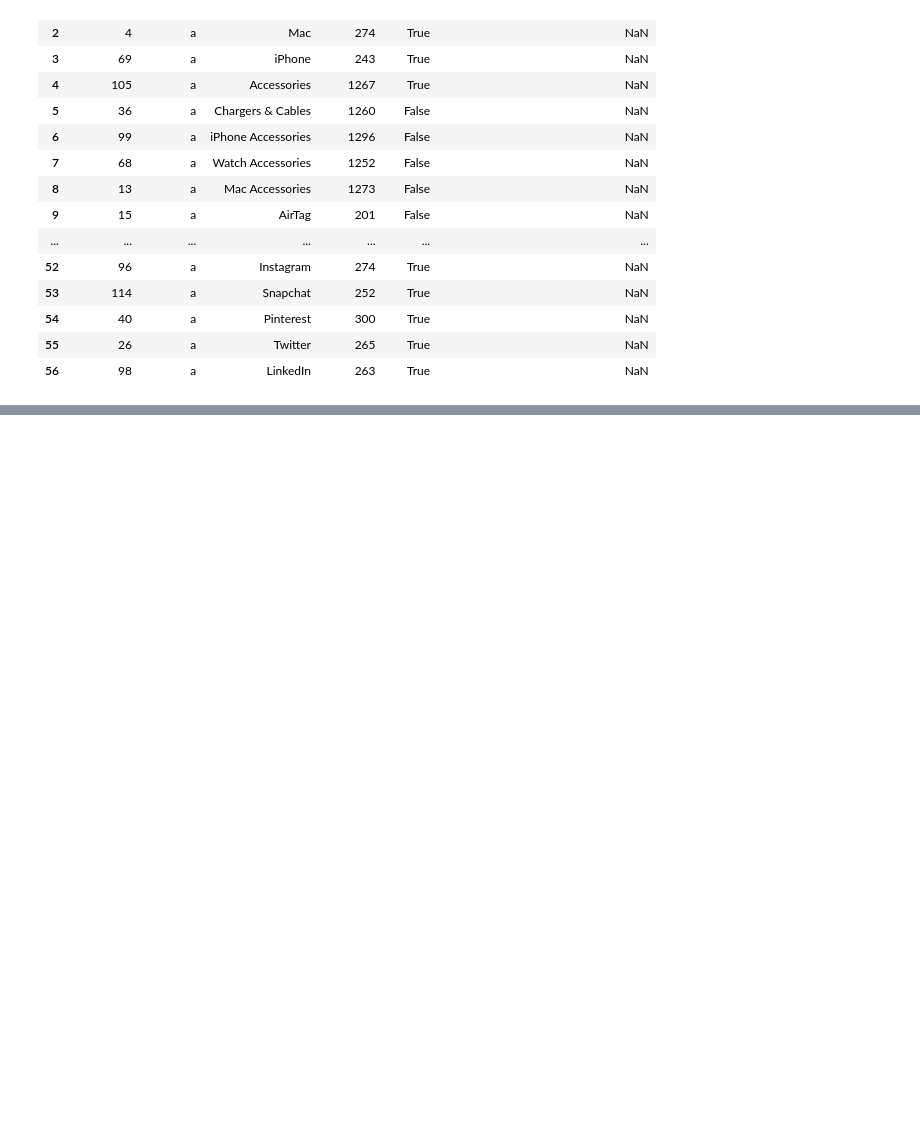
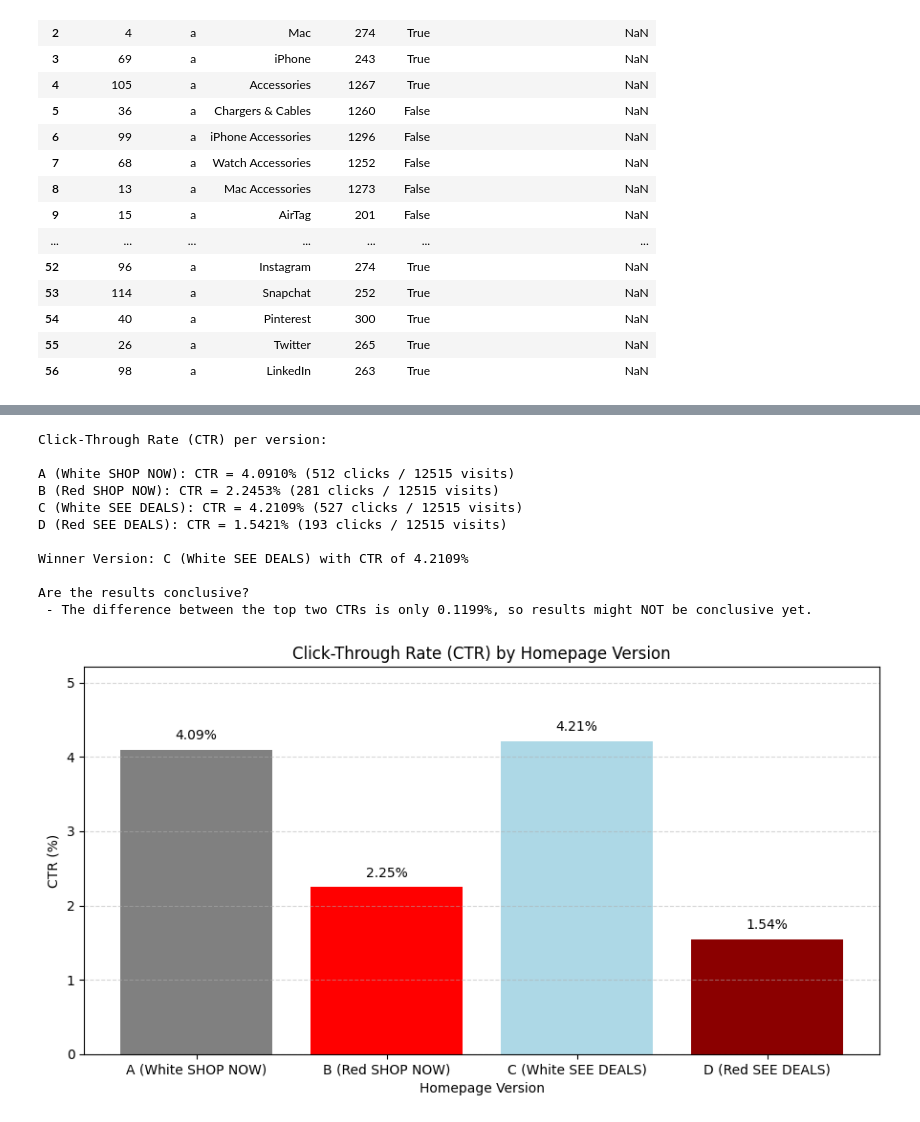
Before and after one commit to Dilek-D/Dilek-Goes-with-Panda-Coding-1, a Jupyter notebook: A_B_Test_10.ipynb, the cells around one changed output, grey strips where cells are left out. Cells and saved outputs as stored; diff of their text form; code cells hidden in the pictures; blank space fills up the shorter version.

```diff
--- a/A_B_Test_10.ipynb
+++ b/A_B_Test_10.ipynb
@@ -95,0 +415,78 @@ eniac_d
+# %%
+import pandas as pd
+import matplotlib.pyplot as plt
+
+# Annahme: eniac_a, eniac_b, eniac_c, eniac_d sind bereits geladen
+
+# Funktion: Extrahiere Klicks auf sichtbare Buttons ("SHOP NOW" oder "SEE DEALS")
+def extract_button_clicks(df):
+    return df[(df["Name"].isin(["SHOP NOW", "SEE DEALS"])) & (df["Visible?"] == True)]["No. clicks"].sum()
+
+# Dictionary mit Versionen
+versions = {
+    "A (White SHOP NOW)": eniac_a,
+    "B (Red SHOP NOW)": eniac_b,
+    "C (White SEE DEALS)": eniac_c,
+    "D (Red SEE DEALS)": eniac_d
+}
+
+total_visits = 50061
+visits_per_version = total_visits / 4  # Annahme: gleich verteilt
+
+# CTRs berechnen
+ctr_results = {}
+clicks_results = {}
+print("Click-Through Rate (CTR) per version:\n")
+for name, df in versions.items():
+    clicks = extract_button_clicks(df)
+    ctr = clicks / visits_per_version
+    clicks_results[name] = clicks
+    ctr_results[name] = ctr
+    print(f"{name}: CTR = {ctr:.4%} ({clicks} clicks / {int(visits_per_version)} visits)")
+
+# Gewinner-Version ermitteln
+winner = max(ctr_results, key=ctr_results.get)
+print(f"\nWinner Version: {winner} with CTR of {ctr_results[winner]:.4%}")
+
+# Grobe Einschätzung der Konklusivität
+sorted_ctrs = sorted(ctr_results.values(), reverse=True)
+gap = sorted_ctrs[0] - sorted_ctrs[1]
+threshold = 0.002  # 0.2% absolute CTR-Differenz als Faustregel
+print("\nAre the results conclusive?")
+if gap > threshold:
+    print(f" - The best CTR beats the second best by {gap:.4%}, indicating a potentially meaningful difference.")
+else:
+    print(f" - The difference between the top two CTRs is only {gap:.4%}, so results might NOT be conclusive yet.")
+
+# Visualisierung der CTRs
+plt.figure(figsize=(9, 5))
+bars = plt.bar(ctr_results.keys(), [ctr * 100 for ctr in ctr_results.values()],
+               color=['gray', 'red', 'lightblue', 'darkred'])
+plt.title('Click-Through Rate (CTR) by Homepage Version')
+plt.ylabel('CTR (%)')
+plt.xlabel('Homepage Version')
+plt.ylim(0, max(ctr_results.values()) * 100 + 1)
+plt.grid(axis='y', linestyle='--', alpha=0.5)
+for bar in bars:
+    height = bar.get_height()
+    plt.text(bar.get_x() + bar.get_width() / 2,
+             height + 0.1,
+             f"{height:.2f}%",
+             ha='center',
+             va='bottom',
+             fontsize=10)
+plt.tight_layout()
+plt.show()
+# %% [output]
+Click-Through Rate (CTR) per version:
+
+A (White SHOP NOW): CTR = 4.0910% (512 clicks / 12515 visits)
+B (Red SHOP NOW): CTR = 2.2453% (281 clicks / 12515 visits)
+C (White SEE DEALS): CTR = 4.2109% (527 clicks / 12515 visits)
+D (Red SEE DEALS): CTR = 1.5421% (193 clicks / 12515 visits)
+
+Winner Version: C (White SEE DEALS) with CTR of 4.2109%
+
+Are the results conclusive?
+ - The difference between the top two CTRs is only 0.1199%, so results might NOT be conclusive yet.
+[figure, added]
```
Also changed, not shown: parts of 37 cells of this notebook.
